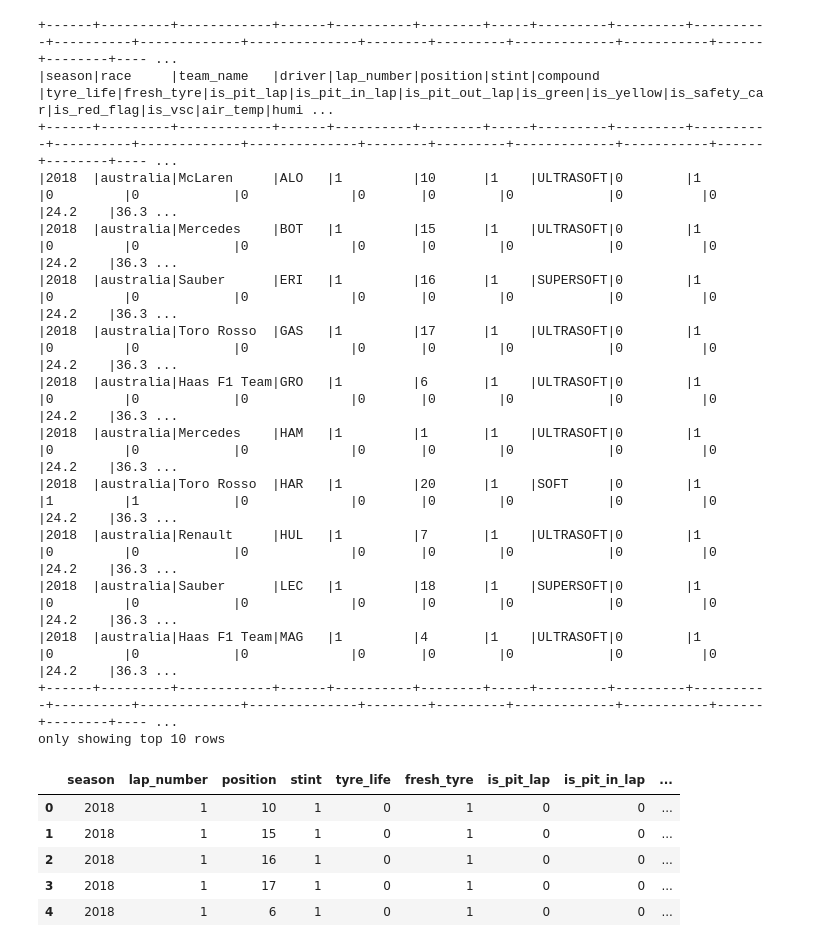
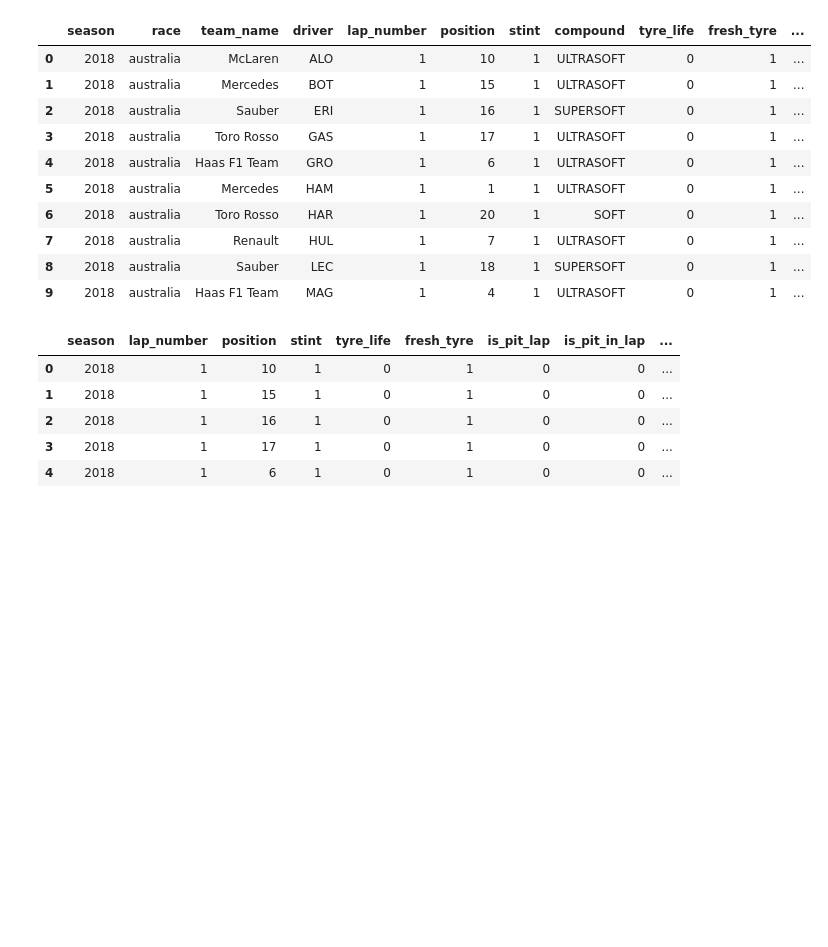
Before and after one commit to Selim-chahdoura/Motosport_data_platform, a Jupyter notebook: notebooks/prepare_lap_prediction_for_ml.ipynb, the cells around one changed output. Drawn from its saved outputs; the diff is of its cells as text; code cells hidden in the pictures; blank space fills up the shorter version.

```diff
--- a/notebooks/prepare_lap_prediction_for_ml.ipynb
+++ b/notebooks/prepare_lap_prediction_for_ml.ipynb
@@ -363,30 +352,26 @@ null_counts.show(truncate=False)
 # %%
 # Sort the final dataset to have chronological order
 ml_feature_df = ml_feature_df.orderBy(
     col("lapstartdate"),
     col("driver"),
     col("lap_number")
 )
 
 # Drop columns that won't be used in modeling
 ml_feature_df = ml_feature_df.drop("lapstartdate", "driver_number")
-ml_feature_df.show(10, truncate=False)
+display(ml_feature_df.limit(10).toPandas())
 # %% [output]
-+------+---------+------------+------+----------+--------+-----+---------+---------+----------+----------+-------------+--------------+--------+---------+-------------+-----------+------+--------+---- ...
-|season|race     |team_name   |driver|lap_number|position|stint|compound |tyre_life|fresh_tyre|is_pit_lap|is_pit_in_lap|is_pit_out_lap|is_green|is_yellow|is_safety_car|is_red_flag|is_vsc|air_temp|humi ...
-+------+---------+------------+------+----------+--------+-----+---------+---------+----------+----------+-------------+--------------+--------+---------+-------------+-----------+------+--------+---- ...
-|2018  |australia|McLaren     |ALO   |1         |10      |1    |ULTRASOFT|0        |1         |0         |0            |0             |0       |0        |0            |0          |0     |24.2    |36.3 ...
-|2018  |australia|Mercedes    |BOT   |1         |15      |1    |ULTRASOFT|0        |1         |0         |0            |0             |0       |0        |0            |0          |0     |24.2    |36.3 ...
-|2018  |australia|Sauber      |ERI   |1         |16      |1    |SUPERSOFT|0        |1         |0         |0            |0             |0       |0        |0            |0          |0     |24.2    |36.3 ...
-|2018  |australia|Toro Rosso  |GAS   |1         |17      |1    |ULTRASOFT|0        |1         |0         |0            |0             |0       |0        |0            |0          |0     |24.2    |36.3 ...
-|2018  |australia|Haas F1 Team|GRO   |1         |6       |1    |ULTRASOFT|0        |1         |0         |0            |0             |0       |0        |0            |0          |0     |24.2    |36.3 ...
-|2018  |australia|Mercedes    |HAM   |1         |1       |1    |ULTRASOFT|0        |1         |0         |0            |0             |0       |0        |0            |0          |0     |24.2    |36.3 ...
-|2018  |australia|Toro Rosso  |HAR   |1         |20      |1    |SOFT     |0        |1         |1         |1            |0             |0       |0        |0            |0          |0     |24.2    |36.3 ...
-|2018  |australia|Renault     |HUL   |1         |7       |1    |ULTRASOFT|0        |1         |0         |0            |0             |0       |0        |0            |0          |0     |24.2    |36.3 ...
-|2018  |australia|Sauber      |LEC   |1         |18      |1    |SUPERSOFT|0        |1         |0         |0            |0             |0       |0        |0            |0          |0     |24.2    |36.3 ...
-|2018  |australia|Haas F1 Team|MAG   |1         |4       |1    |ULTRASOFT|0        |1         |0         |0            |0             |0       |0        |0            |0          |0     |24.2    |36.3 ...
-+------+---------+------------+------+----------+--------+-----+---------+---------+----------+----------+-------------+--------------+--------+---------+-------------+-----------+------+--------+---- ...
-only showing top 10 rows
+|  | season | race | team_name | driver | lap_number | position | stint | compound | tyre_life | fresh_tyre | ... |
+| 0 | 2018 | australia | McLaren | ALO | 1 | 10 | 1 | ULTRASOFT | 0 | 1 | ... |
+| 1 | 2018 | australia | Mercedes | BOT | 1 | 15 | 1 | ULTRASOFT | 0 | 1 | ... |
+| 2 | 2018 | australia | Sauber | ERI | 1 | 16 | 1 | SUPERSOFT | 0 | 1 | ... |
+| 3 | 2018 | australia | Toro Rosso | GAS | 1 | 17 | 1 | ULTRASOFT | 0 | 1 | ... |
+| 4 | 2018 | australia | Haas F1 Team | GRO | 1 | 6 | 1 | ULTRASOFT | 0 | 1 | ... |
+| 5 | 2018 | australia | Mercedes | HAM | 1 | 1 | 1 | ULTRASOFT | 0 | 1 | ... |
+| 6 | 2018 | australia | Toro Rosso | HAR | 1 | 20 | 1 | SOFT | 0 | 1 | ... |
+| 7 | 2018 | australia | Renault | HUL | 1 | 7 | 1 | ULTRASOFT | 0 | 1 | ... |
+| 8 | 2018 | australia | Sauber | LEC | 1 | 18 | 1 | SUPERSOFT | 0 | 1 | ... |
+| 9 | 2018 | australia | Haas F1 Team | MAG | 1 | 4 | 1 | ULTRASOFT | 0 | 1 | ... |
 # %%
 import pandas as pd
 
```
Also changed, not shown: parts of 8 cells of this notebook.
